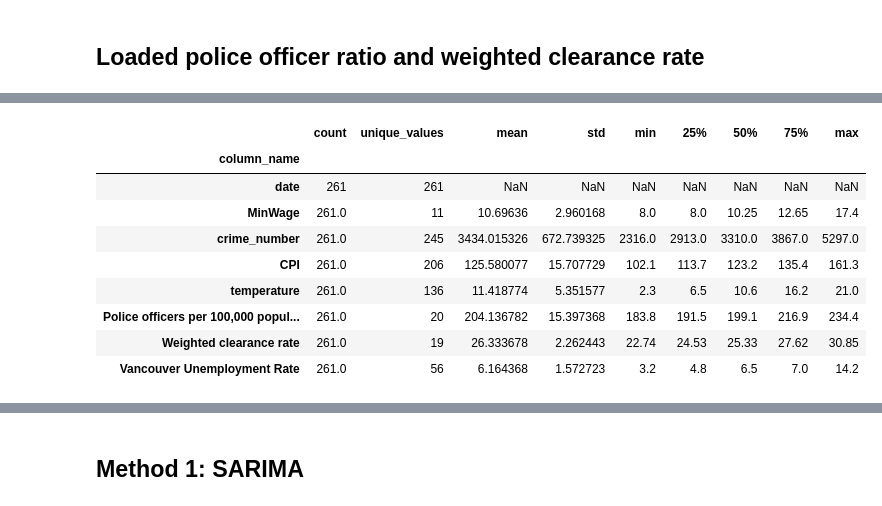
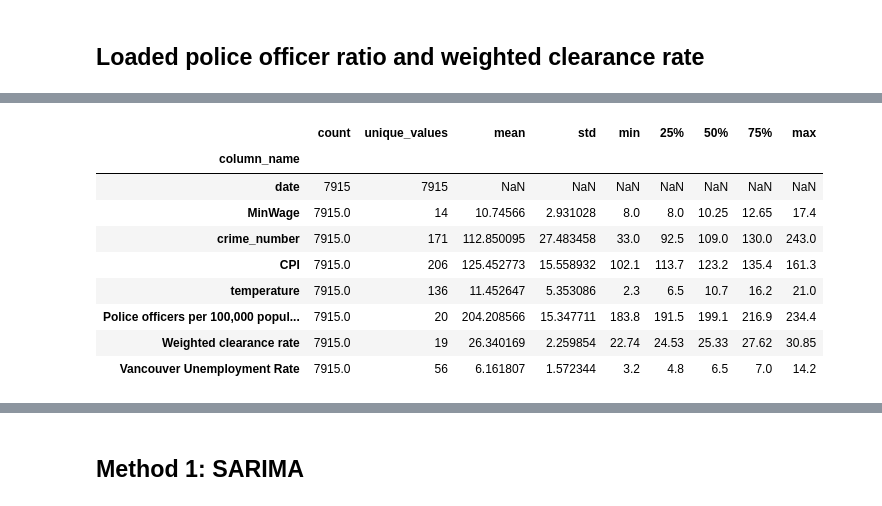
Before and after one commit to HantzeWANG/ECON490, a Jupyter notebook: CrimePrediction.ipynb, the cells around one changed output, grey strips where cells are left out. Drawn from its saved outputs; the diff is of its cells as text; code cells hidden in the pictures.

```diff
--- a/CrimePrediction.ipynb
+++ b/CrimePrediction.ipynb
@@ -41,15 +49,21 @@ monthly_df.head(1000)
 # %% [markdown]
 ## load crime_number variable
 # %%
+# Step 1: Load the crime data
 crime_data = pd.read_csv("./crimedata_csv_AllNeighbourhoods_AllYears/crimedata_csv_AllNeighbourhoods_AllYears.csv")  # Replace with the actual path
 
-crime_data['date'] = pd.to_datetime(crime_data[['YEAR', 'MONTH']].assign(DAY=1))
+# Step 2: Create a daily date column
+crime_data['date'] = pd.to_datetime(crime_data[['YEAR', 'MONTH', 'DAY']])
 
-monthly_crime_counts = crime_data.groupby('date').size().reset_index(name='crime_number')
+# Step 3: Group by date to count daily crime numbers
+daily_crime_counts = crime_data.groupby('date').size().reset_index(name='crime_number')
 
-monthly_df = monthly_df.merge(monthly_crime_counts, how='left', on='date')
+# Step 4: Merge daily crime data with the daily_df
+daily_df = daily_df.merge(daily_crime_counts, how='left', on='date')
 
-monthly_df['crime_number'] = monthly_df['crime_number'].fillna(0)
+# Step 5: Fill missing crime numbers with 0 (days with no reported crimes)
+daily_df['crime_number'] = daily_df['crime_number'].fillna(0)
 
-monthly_df.head(1000)
+# Step 6: Verify the merged DataFrame
+print(daily_df.head(1000))
 # %% [output]
@@ -126,8 +192,15 @@ plt.show()
 # %% [markdown]
 ## Load temperature variable
 # %%
+# Convert temperature data to datetime
 temperature_data = pd.read_csv("./temperature.csv", header=None, names=["date", "temperature"])
-
 temperature_data['date'] = pd.to_datetime(temperature_data['date'], format='%Y-%m-%d')
 
-merged_df = pd.merge(monthly_df, temperature_data, how='left', on='date')
+# Merge the temperature data with daily data
+daily_df = pd.merge(daily_df, temperature_data, how='left', on='date')
+
+# Backward fill to propagate monthly temperature values to daily rows
+daily_df['temperature'] = daily_df['temperature'].bfill()
+
+# Verify the result
+print(daily_df.head())
@@ -172,0 +225,15 @@ Average of temperature:  11.418773946360155
+# %%
+# Load and preprocess the police data
+police_data = pd.read_csv("./unemployment_police.csv")
+police_data['Date'] = pd.to_datetime(police_data['Date'])
+police_data.rename(columns={'Date': 'date'}, inplace=True)
+
+# Merge police data with the daily data
+daily_df = pd.merge(daily_df, police_data, how='left', on='date')
+
+# Forward fill to propagate monthly values to daily rows
+daily_df[['Police officers per 100,000 population', 'Weighted clearance rate', 'Vancouver Unemployment Rate']] = \
+    daily_df[['Police officers per 100,000 population', 'Weighted clearance rate', 'Vancouver Unemployment Rate']].ffill()
+
+# Verify the result
+print(daily_df.head(1000))
@@ -173,35 +258,35 @@ Average of temperature:  11.418773946360155
 # %%
 import pandas as pd
 
 # Function to generate a data description table for all variables
 def generate_data_description(df):
     # Basic Statistics using describe()
     stats = df.describe(include='all').transpose()
 
     # Count unique values
     stats['unique_values'] = df.nunique()
 
     # Reorder columns for clarity
     stats = stats[['count', 'unique_values', 'mean', 'std', 'min', '25%', '50%', '75%', 'max']]
 
     # Rename index to column names
     stats.index.name = 'column_name'
 
     return stats
 
 # Generate the data description table for merged_df
-data_description = generate_data_description(merged_df)
+data_description = generate_data_description(daily_df)
 
 # Display the data description table
 data_description
 # %% [output]
 |  | count | unique_values | mean | std | min | 25% | 50% | 75% | max |
 | column_name |  |  |  |  |  |  |  |  |  |
-| date | 261 | 261 | NaN | NaN | NaN | NaN | NaN | NaN | NaN |
-| MinWage | 261.0 | 11 | 10.69636 | 2.960168 | 8.0 | 8.0 | 10.25 | 12.65 | 17.4 |
-| crime_number | 261.0 | 245 | 3434.015326 | 672.739325 | 2316.0 | 2913.0 | 3310.0 | 3867.0 | 5297.0 |
-| CPI | 261.0 | 206 | 125.580077 | 15.707729 | 102.1 | 113.7 | 123.2 | 135.4 | 161.3 |
-| temperature | 261.0 | 136 | 11.418774 | 5.351577 | 2.3 | 6.5 | 10.6 | 16.2 | 21.0 |
-| Police officers per 100,000 popul... | 261.0 | 20 | 204.136782 | 15.397368 | 183.8 | 191.5 | 199.1 | 216.9 | 234.4 |
-| Weighted clearance rate | 261.0 | 19 | 26.333678 | 2.262443 | 22.74 | 24.53 | 25.33 | 27.62 | 30.85 |
-| Vancouver Unemployment Rate | 261.0 | 56 | 6.164368 | 1.572723 | 3.2 | 4.8 | 6.5 | 7.0 | 14.2 |
+| date | 7915 | 7915 | NaN | NaN | NaN | NaN | NaN | NaN | NaN |
+| MinWage | 7915.0 | 14 | 10.74566 | 2.931028 | 8.0 | 8.0 | 10.25 | 12.65 | 17.4 |
+| crime_number | 7915.0 | 171 | 112.850095 | 27.483458 | 33.0 | 92.5 | 109.0 | 130.0 | 243.0 |
+| CPI | 7915.0 | 206 | 125.452773 | 15.558932 | 102.1 | 113.7 | 123.2 | 135.4 | 161.3 |
+| temperature | 7915.0 | 136 | 11.452647 | 5.353086 | 2.3 | 6.5 | 10.7 | 16.2 | 21.0 |
+| Police officers per 100,000 popul... | 7915.0 | 20 | 204.208566 | 15.347711 | 183.8 | 191.5 | 199.1 | 216.9 | 234.4 |
+| Weighted clearance rate | 7915.0 | 19 | 26.340169 | 2.259854 | 22.74 | 24.53 | 25.33 | 27.62 | 30.85 |
+| Vancouver Unemployment Rate | 7915.0 | 56 | 6.161807 | 1.572344 | 3.2 | 4.8 | 6.5 | 7.0 | 14.2 |
```
Also changed, not shown: parts of 21 cells of this notebook, 1 other file.
